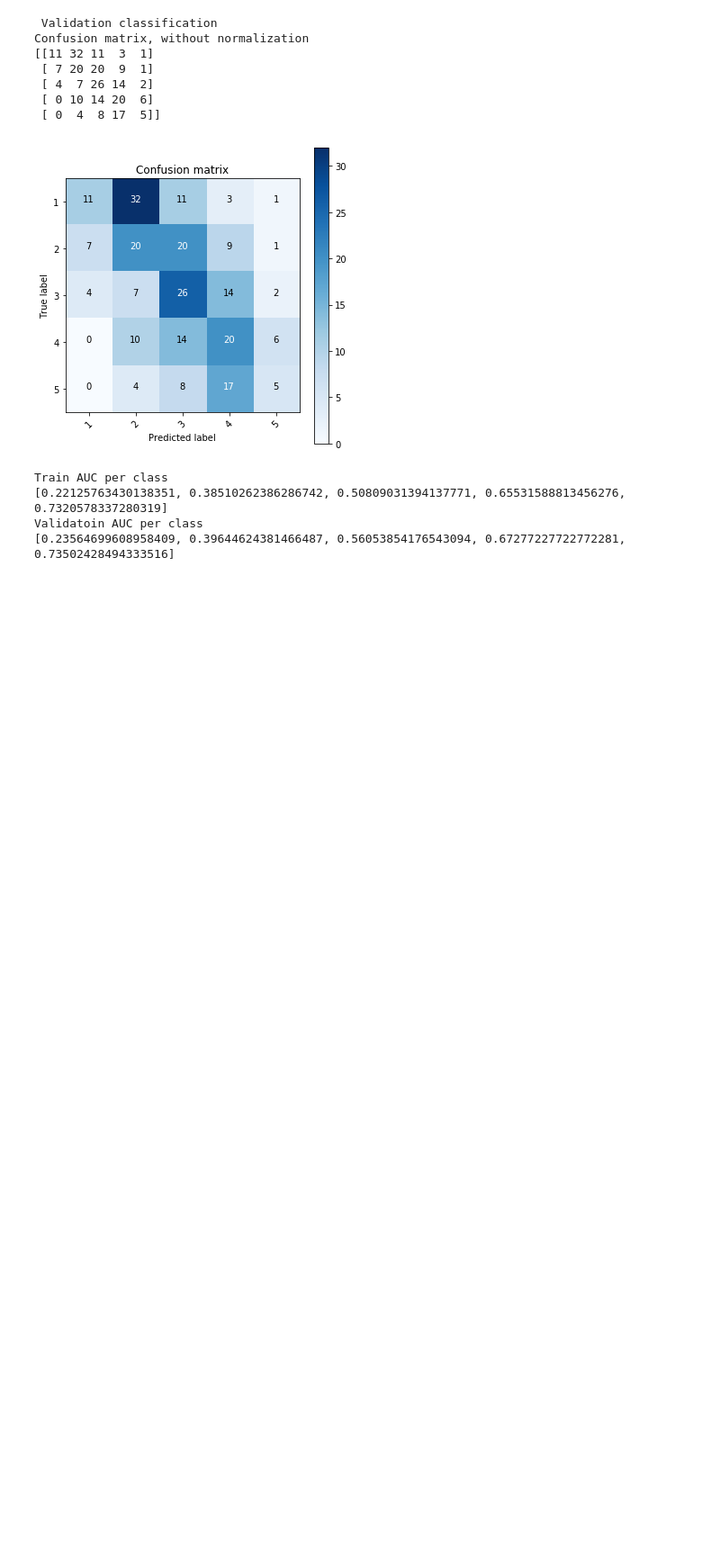
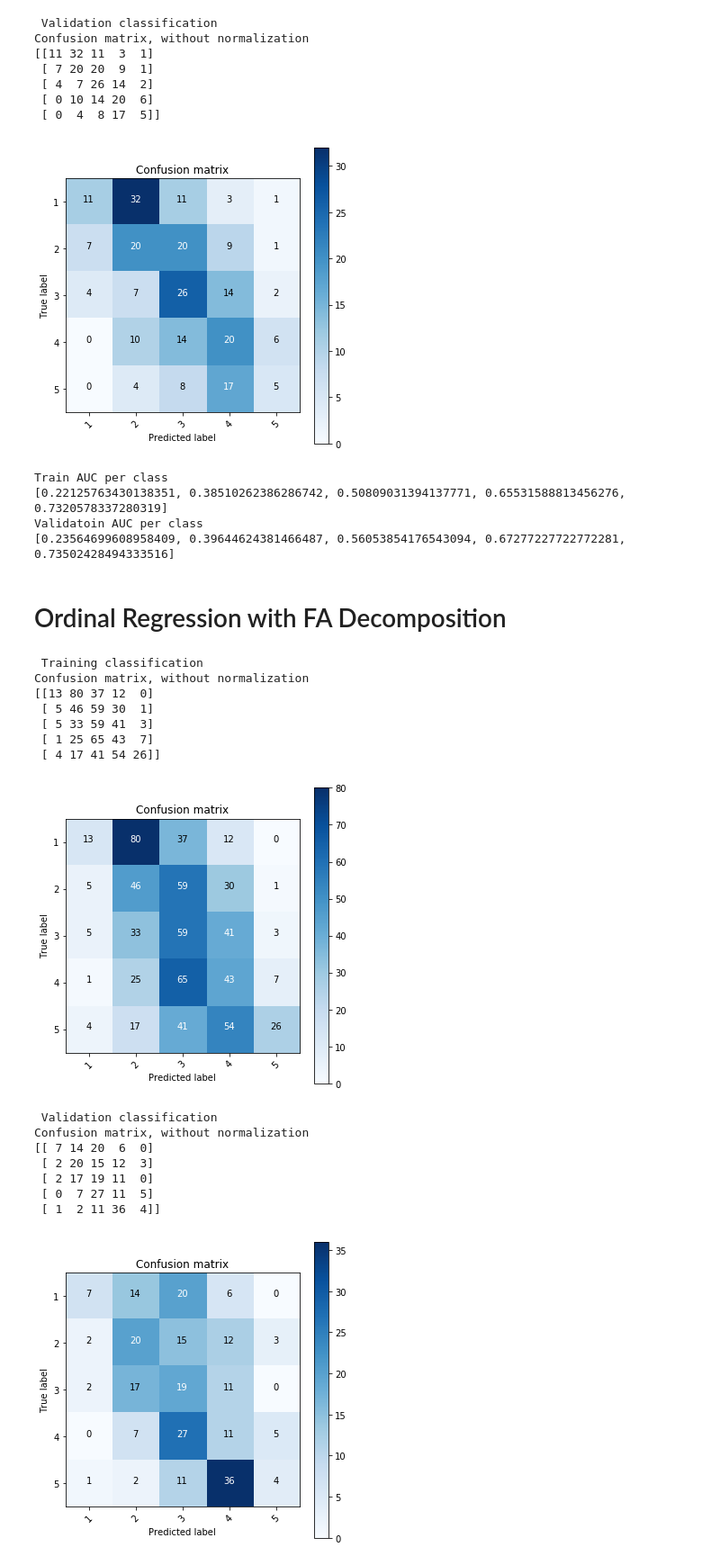
Before and after one commit to raulds77/inference_project, a Jupyter notebook: clean_predictions.ipynb, the cells around one changed output. Shown: that part at 90% size. Cells and saved outputs as stored; diff of their text form; code cells hidden in the pictures; blank space fills up the shorter version.

```diff
--- a/clean_predictions.ipynb
+++ b/clean_predictions.ipynb
@@ -36,7 +38,7 @@ for k in data.keys():
     pca = PCA()
     pca.fit(scaled)
     projected = pca.transform(scaled)
-    pca_proj[k] = projected
+    pca_proj[k] = projecteda
 
     # Validation
 
@@ -114,3 +116,63 @@ Train AUC per class
 [0.22125763430138351, 0.38510262386286742, 0.50809031394137771, 0.65531588813456276, 0.7320578337280319]
 Validatoin AUC per class
 [0.23564699608958409, 0.39644624381466487, 0.56053854176543094, 0.67277227722772281, 0.73502428494333516]
+# %% [markdown]
+# Ordinal Regression with FA Decomposition
+# %%
+fa_proj = {}
+fa_proj_val = {}
+
+for k in data.keys():
+    # Train
+    means = np.mean( data[k] , axis = 0 )
+    scaled = data[k] - means
+    fa = FactorAnalysis()
+    fa.fit(scaled)
+    projected = fa.transform(scaled)
+    fa_proj[k] = projected
+
+    # Validation
+
+    scaled_val = data_val[k] - means
+    fa_proj_val[k] = fa.transform(scaled_val)
+# %%
+# Threshholding
+
+#First principal component
+
+y_train , bins_train = pd.qcut( fa_proj['personality'][:,0]  , q = 5, labels = [1,2,3,4,5] , retbins=True)
+y_val = pd.cut( fa_proj_val['personality'][:,0] , bins_train , right=True, labels=[1,2,3,4,5] )
+
+y_train = np.array(y_train)
+y_val = np.array(y_val)
+
+x_train = np.concatenate( [ fa_proj['interests'][:,:10] , fa_proj['music'][:,:5] , fa_proj['movies'][:,:4]   ], axis=1)
+x_val = np.concatenate( [ fa_proj_val['interests'][:,:10] , fa_proj_val['music'][:,:5] , fa_proj_val['movies'][:,:4]   ], axis=1)
+# %%
+ord_logit = mord.LogisticAT(alpha=1.0)
+ord_logit.fit(X = x_train, y = y_train )
+y_pred = ord_logit.predict(x_train)
+y_pred_val = ord_logit.predict(x_val)
+
+print '\n Training classification'
+plot_confusion_matrix( confusion_matrix( y_train , y_pred ) , classes=[1,2,3,4,5] ,size = 5)
+
+print '\n Validation classification'
+plot_confusion_matrix( confusion_matrix( y_val , y_pred_val ) , classes=[1,2,3,4,5] ,size = 5)
+# %% [output]
+ Training classification
+Confusion matrix, without normalization
+[[13 80 37 12  0]
+ [ 5 46 59 30  1]
+ [ 5 33 59 41  3]
+ [ 1 25 65 43  7]
+ [ 4 17 41 54 26]]
+[figure, added]
+ Validation classification
+Confusion matrix, without normalization
+[[ 7 14 20  6  0]
+ [ 2 20 15 12  3]
+ [ 2 17 19 11  0]
+ [ 0  7 27 11  5]
+ [ 1  2 11 36  4]]
+[figure, added]
```
Also changed, not shown: parts of 10 cells of this notebook.
